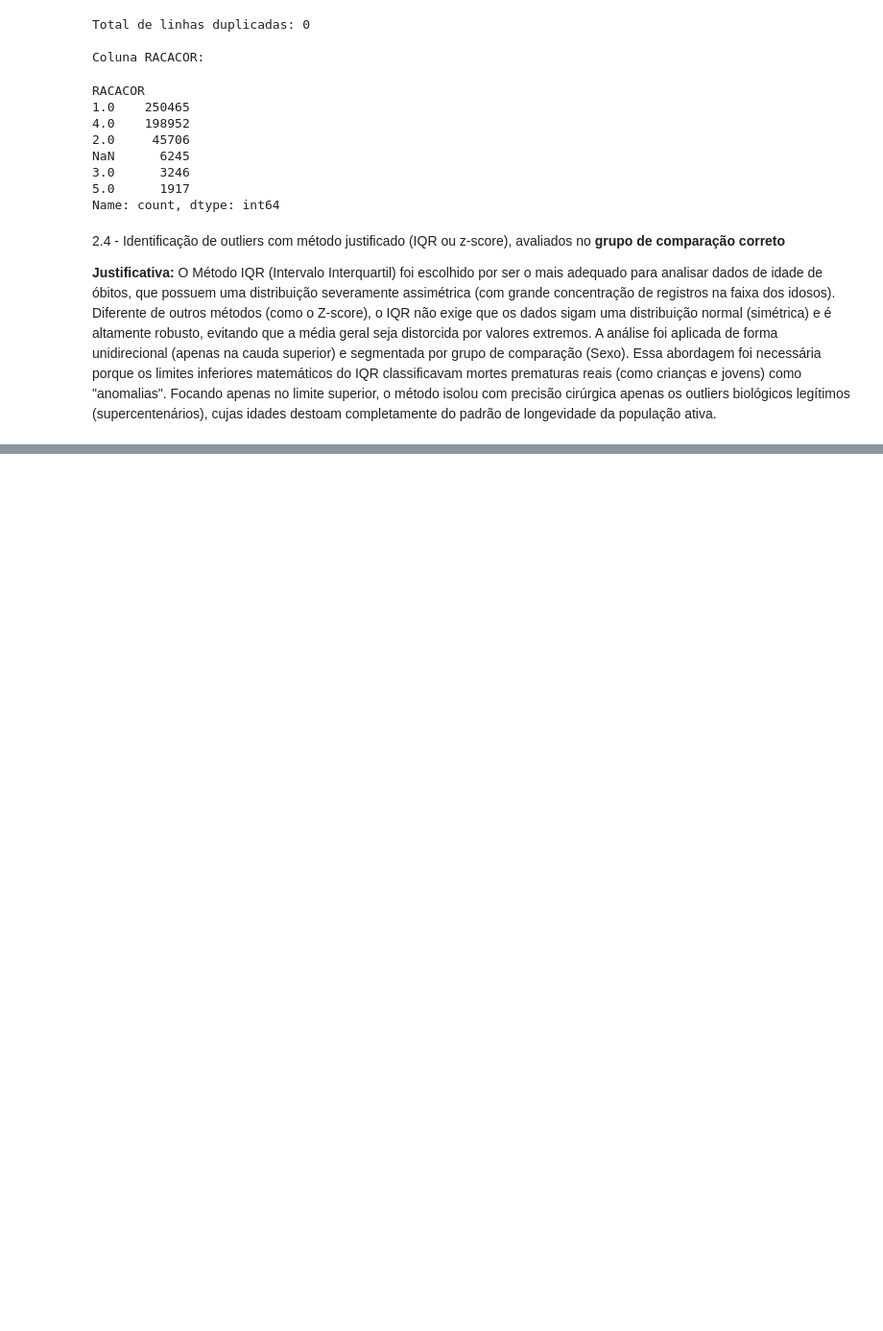
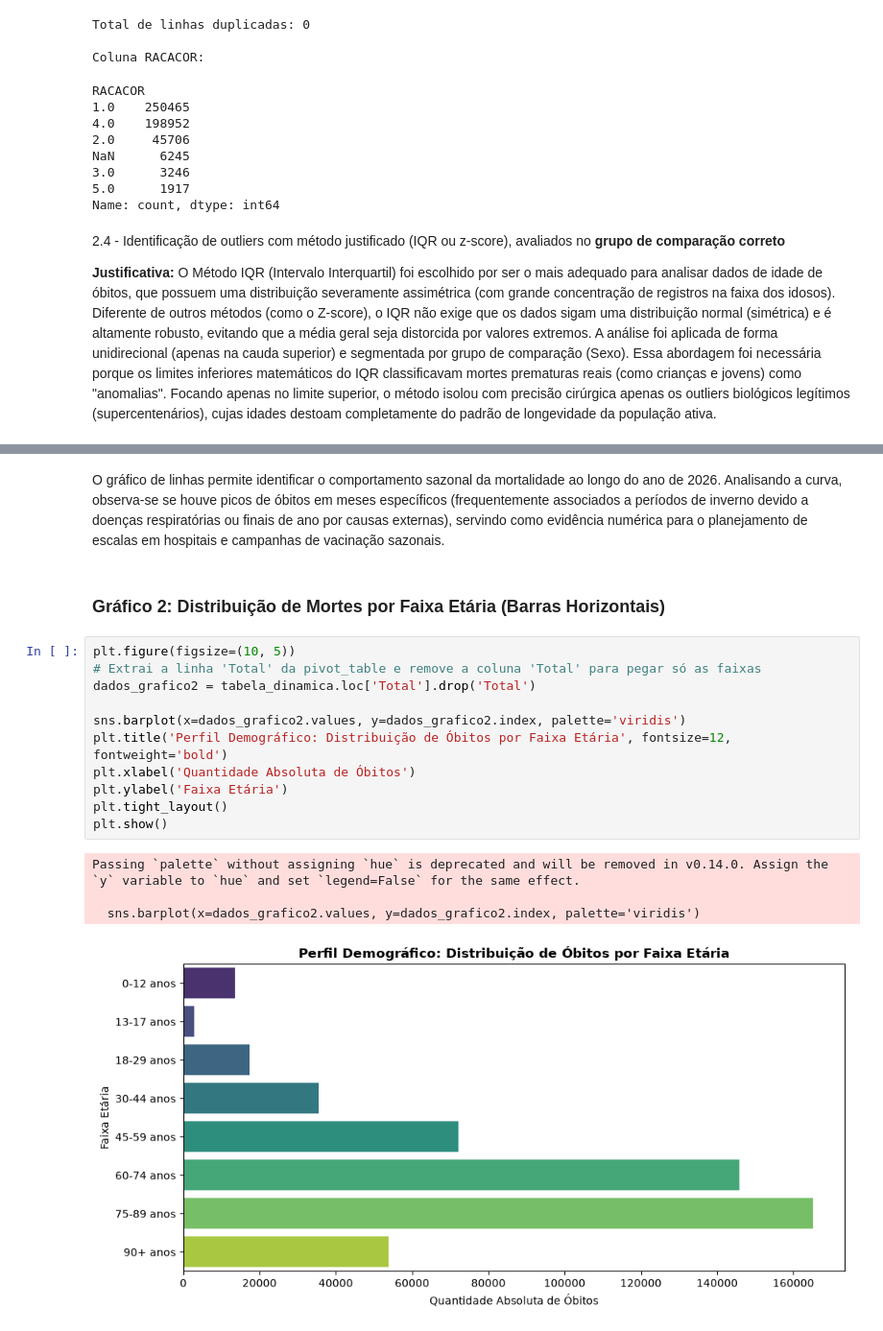
Before and after one commit to MatheusCabizuca/PROJETO_ADA_MODULO_1, a Jupyter notebook: notebooks/Projeto_Mortalidade_2026.ipynb, the cells around one changed output, grey strips where cells are left out. Shown at 96% size. Cells and saved outputs as stored; diff of their text form; blank space fills up the shorter version.

```diff
--- a/notebooks/Projeto_Mortalidade_2026.ipynb
+++ b/notebooks/Projeto_Mortalidade_2026.ipynb
@@ -367,0 +462,20 @@ mort_muni.head()
+# %% [markdown]
+O gráfico de linhas permite identificar o comportamento sazonal da mortalidade ao longo do ano de 2026. Analisando a curva, observa-se se houve picos de óbitos em meses específicos (frequentemente associados a períodos de inverno devido a doenças respiratórias ou finais de ano por causas externas), servindo como evidência numérica para o planejamento de escalas em hospitais e campanhas de vacinação sazonais.
+# %% [markdown]
+### Gráfico 2: Distribuição de Mortes por Faixa Etária (Barras Horizontais)
+# %%
+plt.figure(figsize=(10, 5))
+# Extrai a linha 'Total' da pivot_table e remove a coluna 'Total' para pegar só as faixas
+dados_grafico2 = tabela_dinamica.loc['Total'].drop('Total')
+
+sns.barplot(x=dados_grafico2.values, y=dados_grafico2.index, palette='viridis')
+plt.title('Perfil Demográfico: Distribuição de Óbitos por Faixa Etária', fontsize=12, fontweight='bold')
+plt.xlabel('Quantidade Absoluta de Óbitos')
+plt.ylabel('Faixa Etária')
+plt.tight_layout()
+plt.show()
+# %% [output]
+Passing `palette` without assigning `hue` is deprecated and will be removed in v0.14.0. Assign the `y` variable to `hue` and set `legend=False` for the same effect.
+
+  sns.barplot(x=dados_grafico2.values, y=dados_grafico2.index, palette='viridis')
+[figure, added]
```
Also changed, not shown: parts of 34 cells of this notebook.
